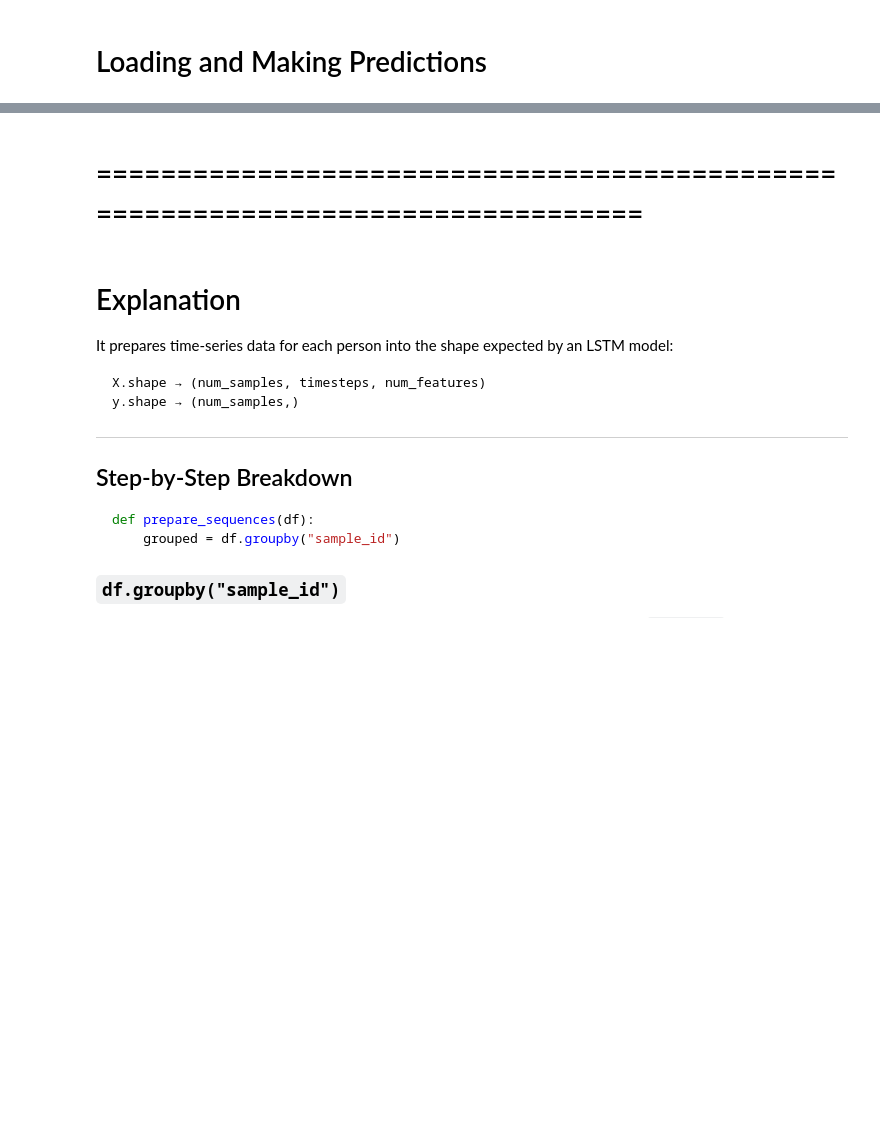
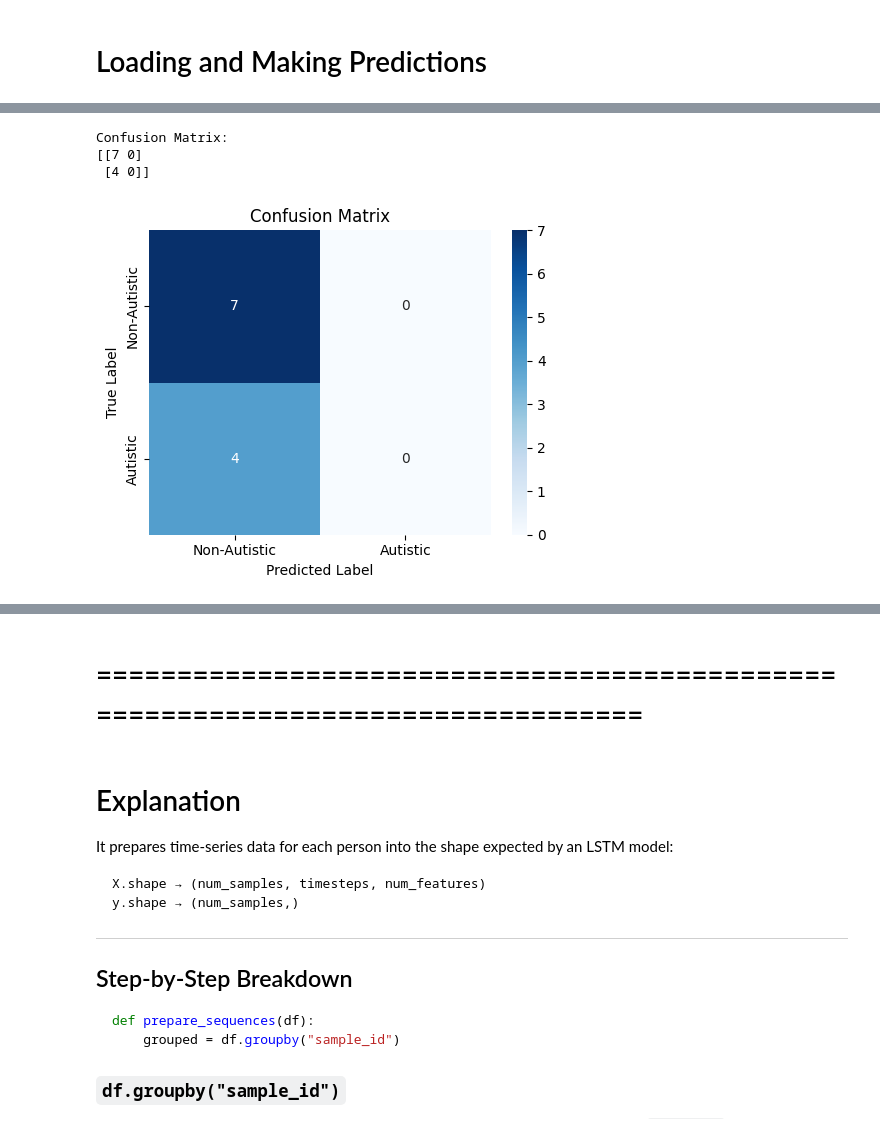
Before and after one commit to Prashanna-Raj-Pandit/NN-Time-series, a Jupyter notebook: gait_classification.ipynb, the cells around one changed output, grey strips where cells are left out. Cells and saved outputs as stored; diff of their text form; code cells hidden in the pictures; blank space fills up the shorter version.

Commit message:
Added confusion matrix

```diff
--- a/gait_classification.ipynb
+++ b/gait_classification.ipynb
@@ -384,3 +385,23 @@ weighted avg       0.13      0.36      0.19        11
+# %%
+from sklearn.metrics import accuracy_score, classification_report, confusion_matrix
+import matplotlib.pyplot as plt
+import seaborn as sns
+cm = confusion_matrix(y_test, pred_labels)
+print("\nConfusion Matrix:")
+print(cm)
+# 🔸 Optional: Plot the confusion matrix
+plt.figure(figsize=(5, 4))
+sns.heatmap(cm, annot=True, fmt="d", cmap="Blues", xticklabels=["Non-Autistic", "Autistic"], yticklabels=["Non-Autistic", "Autistic"])
+plt.xlabel("Predicted Label")
+plt.ylabel("True Label")
+plt.title("Confusion Matrix")
+plt.tight_layout()
+plt.show()
+# %% [output]
+Confusion Matrix:
+[[7 0]
+ [4 0]]
+[figure, added]
 # %% [markdown]
 ## 1st attempt:
 Test Accuracy: 0.636
```
Also changed, not shown: parts of 21 cells of this notebook.
